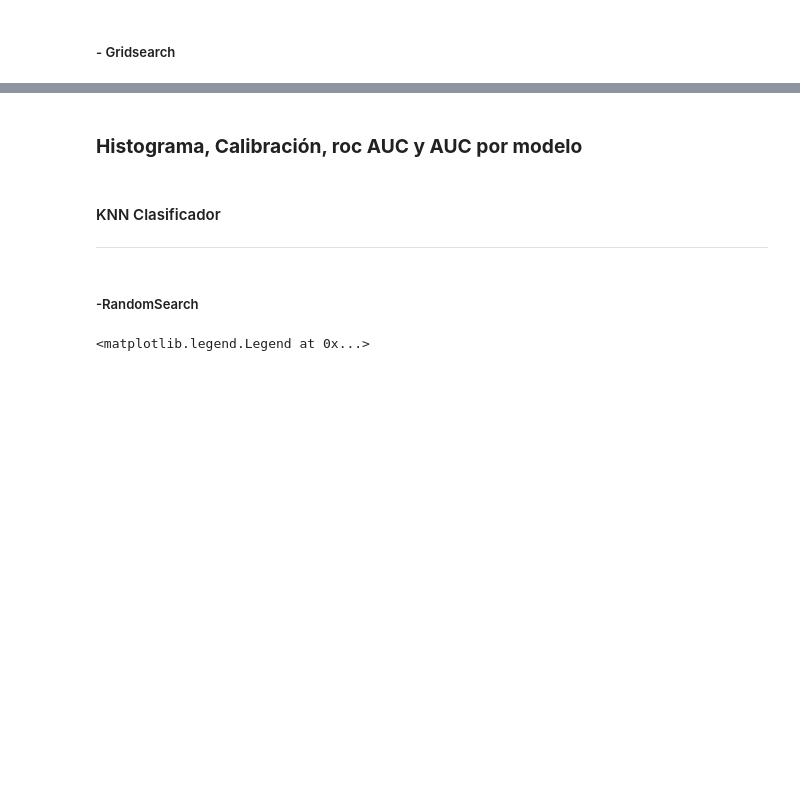
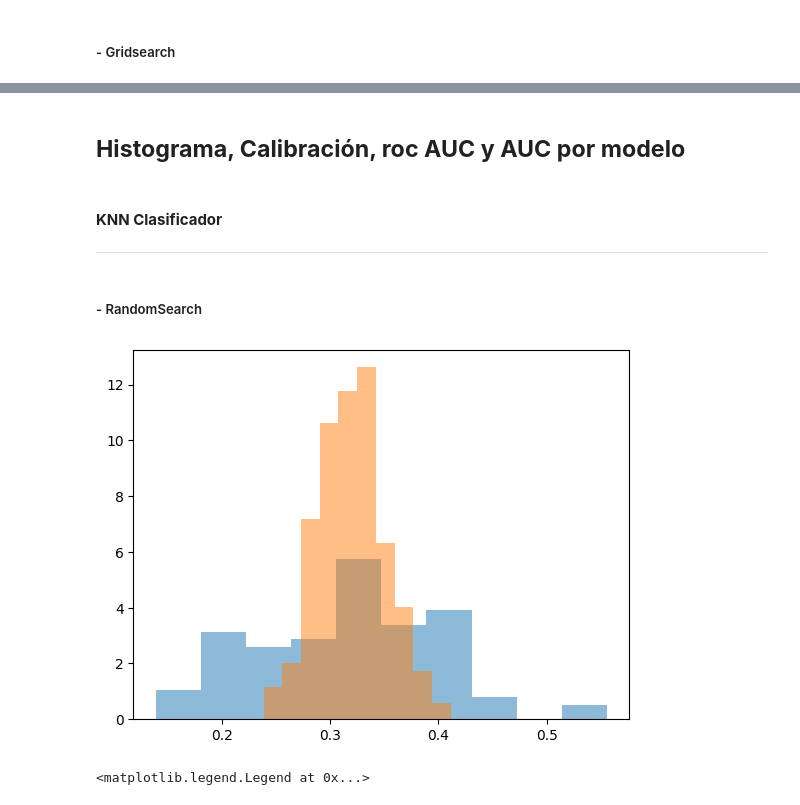
Before and after one commit to ppmelch/Lab-Aprendizaje-Estad-stico, a Jupyter notebook: Parcial 2/Examen2/Examen2.ipynb, the cells around one changed output, grey strips where cells are left out. Drawn from its saved outputs; the diff is of its cells as text; code cells hidden in the pictures; blank space fills up the shorter version.

```diff
--- a/Parcial 2/Examen2/Examen2.ipynb
+++ b/Parcial 2/Examen2/Examen2.ipynb
@@ -307,14 +326,16 @@ grouped_neural = juntos.groupby('bins_neural').mean()
 # %% [markdown]
-### **Histograma, Calibración, roc AUC y AUC por modelo**
+## **Histograma, Calibración, roc AUC y AUC por modelo**
 # %% [markdown]
-#### KNN Clasificador
+#### **KNN Clasificador**
 ---
 # %% [markdown]
-##### -RandomSearch
+##### - RandomSearch
 # %%
-plt.hist(juntos[juntos.real == 1].logisticarandom, density=True, alpha=0.5, bins=10)
-plt.hist(juntos[juntos.real == 0].logisticarandom, density=True, alpha=0.5, bins=10)
+plt.hist(juntos[juntos.real == 1].probabilidades_knn, density=True, alpha=0.5, bins=10)
+plt.hist(juntos[juntos.real == 0].probabilidades_knn2, density=True, alpha=0.5, bins=10)
 plt.show()
+# %% [output]
+[figure, added]
 # %%
 fpr, fnp, scores = roc_curve(y_score=probabilidades_knn, y_true=y_test)
 plt.plot(fpr, fnp)
```
Also changed, not shown: parts of 39 cells of this notebook.
